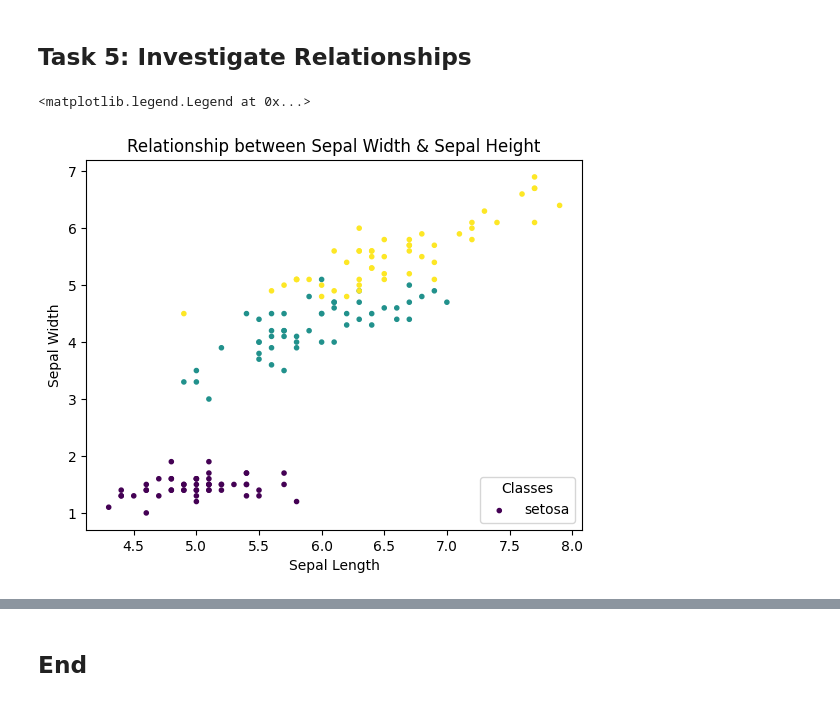
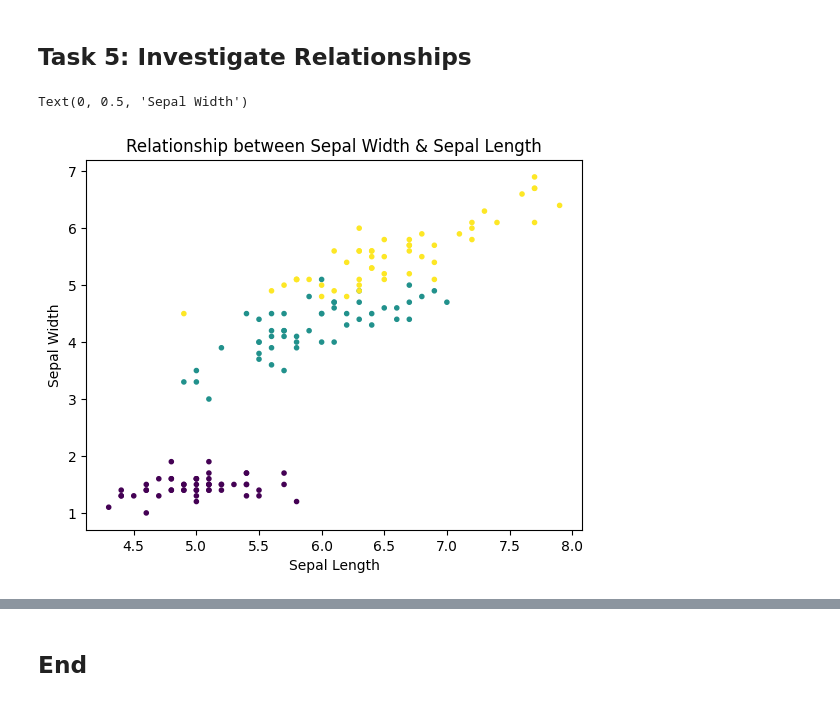
Before and after one commit to lorrainemorrissey/principles_of_data_analytics, a Jupyter notebook: tasks.ipynb, the cells around one changed output, grey strips where cells are left out. Drawn from its saved outputs; the diff is of its cells as text; code cells hidden in the pictures.

```diff
--- a/tasks.ipynb
+++ b/tasks.ipynb
@@ -125,33 +130,26 @@ axes[1,1].hist(df['petal_width'], bins=10);
 ## Task 5: Investigate Relationships
 # %%
 # Sepal Length
-sepl = irisdata.data[0:,0]
-
-#show
-#sepl[:10]
+x = irisdata.data[0:,0]
 # %%
 # Sepal Width
-sepw = irisdata.data[0:,2]
-
-#show
-#sepw[:10]
+y = irisdata.data[0:,2]
 # %%
 # Create a figure and an axis
 fig, ax = plt.subplots()
 
 # Scatter plot
-ax.scatter(sepl, sepw, c =irisdata.target, marker='.')
+ax.scatter(x, y, c =irisdata.target, marker='.')
 
 # Title
-plt.title('Relationship between Sepal Width & Sepal Height')
+plt.title('Relationship between Sepal Width & Sepal Length')
 
 # Labels
 ax.set_xlabel('Sepal Length')
 ax.set_ylabel('Sepal Width')
 
-#ax.legend()
-plt.legend( irisdata["target_names"], loc="lower right", title="Classes")
-#ax.legend(irisdata.legend_elements()[0], iris.target_names, loc="lower right", title="Classes")
+# Legend
+#ax.legend( irisdata.target_names, loc="lower right", title="Iris Class")
 # %% [output]
-<matplotlib.legend.Legend at 0x...>
+Text(0, 0.5, 'Sepal Width')
-[figure, old version]
+[figure, new version]
```
Also changed, not shown: parts of 4 cells of this notebook, 2 other files.
